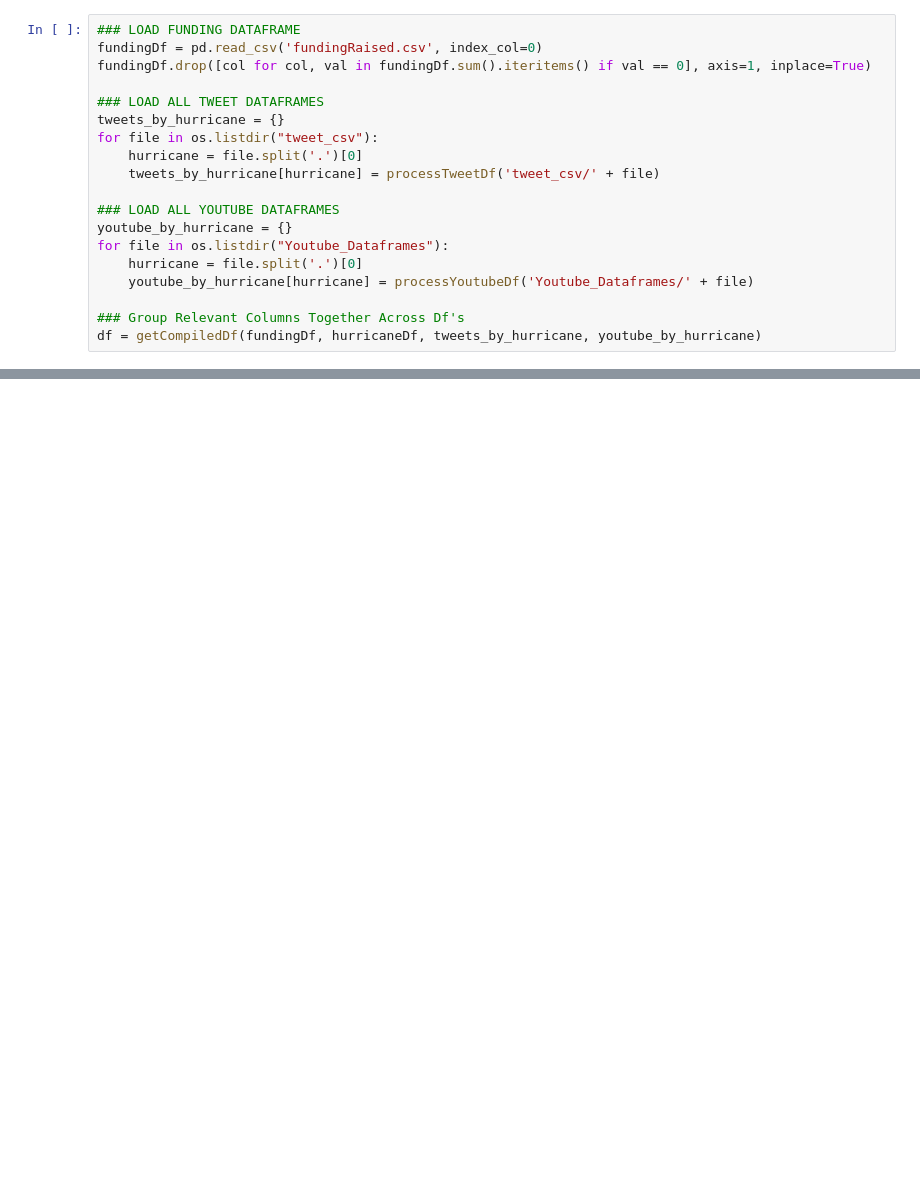
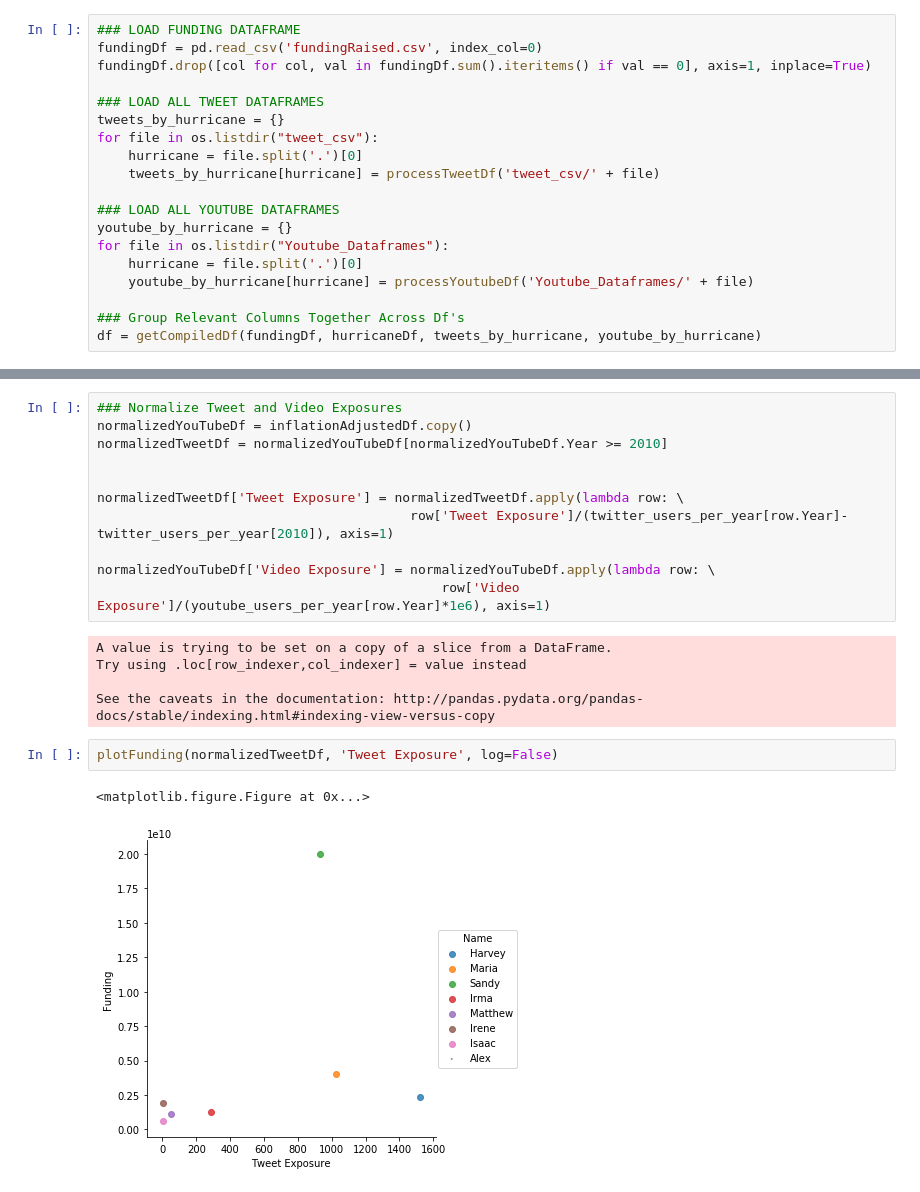
Before and after one commit to simralc/disaster-analysis, a Jupyter notebook: Data_Analytics_Sunil.ipynb, the cells around one changed output, grey strips where cells are left out. Saved outputs shown, nothing was run; the diff lists cells and outputs as text; blank space fills up the shorter version.

```diff
--- a/Data_Analytics_Sunil.ipynb
+++ b/Data_Analytics_Sunil.ipynb
@@ -167,0 +189,21 @@ inflationAdjustedDf
+# %%
+### Normalize Tweet and Video Exposures
+normalizedYouTubeDf = inflationAdjustedDf.copy()
+normalizedTweetDf = normalizedYouTubeDf[normalizedYouTubeDf.Year >= 2010]
+
+
+normalizedTweetDf['Tweet Exposure'] = normalizedTweetDf.apply(lambda row: \
+                                        row['Tweet Exposure']/(twitter_users_per_year[row.Year]-twitter_users_per_year[2010]), axis=1)
+
+normalizedYouTubeDf['Video Exposure'] = normalizedYouTubeDf.apply(lambda row: \
+                                            row['Video Exposure']/(youtube_users_per_year[row.Year]*1e6), axis=1)
+# %% [output]
+A value is trying to be set on a copy of a slice from a DataFrame.
+Try using .loc[row_indexer,col_indexer] = value instead
+
+See the caveats in the documentation: http://pandas.pydata.org/pandas-docs/stable/indexing.html#indexing-view-versus-copy
+# %%
+plotFunding(normalizedTweetDf, 'Tweet Exposure', log=False)
+# %% [output]
+<matplotlib.figure.Figure at 0x...>
+[figure, added]
```
Also changed, not shown: parts of 10 cells of this notebook.
